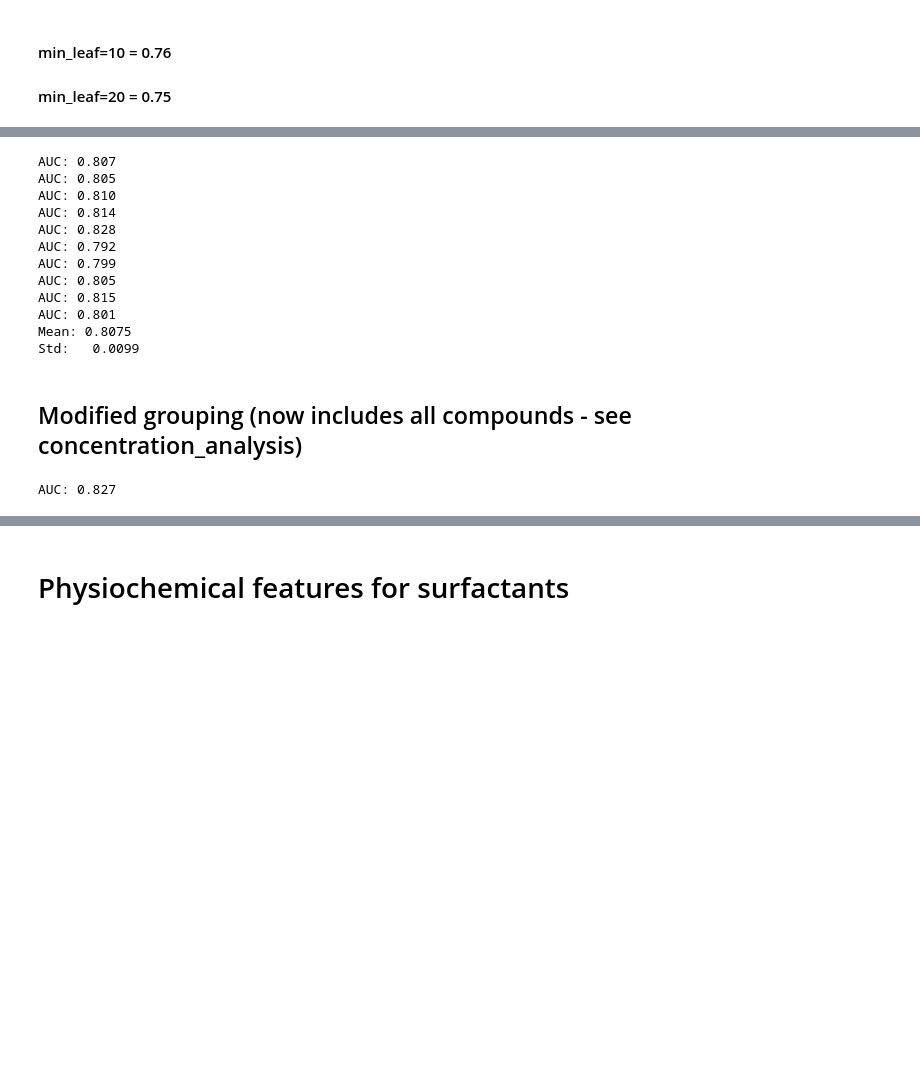
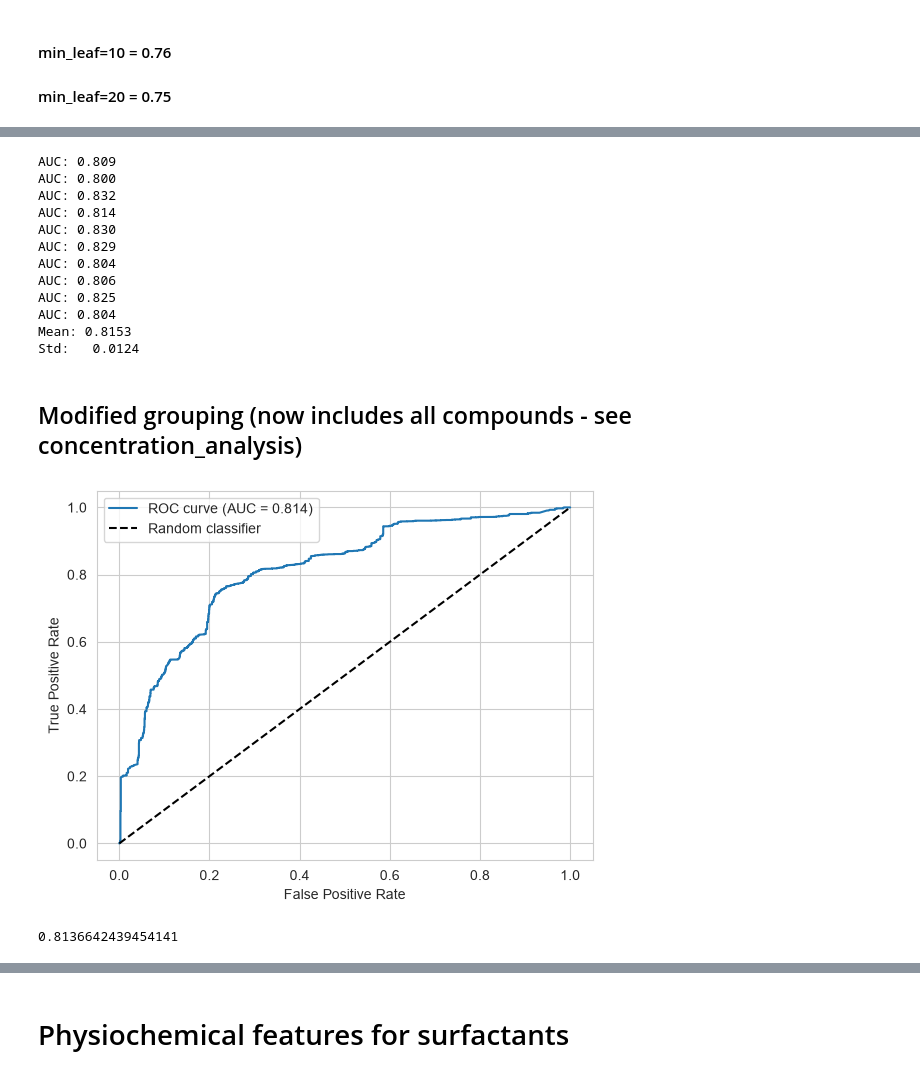
Before and after one commit to Kwietny/visco, a Jupyter notebook: rf_expert_chen.ipynb, the cells around one changed output, grey strips where cells are left out. Saved outputs shown, nothing was run; the diff lists cells and outputs as text; code cells hidden in the pictures; blank space fills up the shorter version.

```diff
--- a/rf_expert_chen.ipynb
+++ b/rf_expert_chen.ipynb
@@ -279,78 +257,35 @@ plt.show()
 # %%
-cv = StratifiedGroupKFold(n_splits=10, shuffle=True)
-
 classifier = RandomForestClassifier(
     n_estimators=100,
     min_samples_leaf=10,
     min_samples_split=20
 )
 
-model = Pipeline([
-    ("preprocessor", preprocessor),
-    ("classifier", classifier)
-])
-
-aucs = []
-for _ in range(10):
-    y_proba = cross_val_predict(model, X, y, groups=groups, cv=cv, method='predict_proba')[:, 1]
-    fpr, tpr, thresholds = roc_curve(y, y_proba)
-    roc_auc = auc(fpr, tpr)
-    aucs.append(roc_auc)
-    print(f"AUC: {roc_auc:.3f}")
-
-mean_auc = np.mean(aucs)
-std_auc = np.std(aucs, ddof=1)
-print(f"Mean: {mean_auc:.4f}")
-print(f"Std:   {std_auc:.4f}")
+serial_test(classifier, X, y, groups_surf)
 # %% [output]
-AUC: 0.807
-AUC: 0.805
-AUC: 0.810
+AUC: 0.809
+AUC: 0.800
+AUC: 0.832
 AUC: 0.814
-AUC: 0.828
-AUC: 0.792
-AUC: 0.799
-AUC: 0.805
-AUC: 0.815
-AUC: 0.801
-Mean: 0.8075
-Std:   0.0099
+AUC: 0.830
+AUC: 0.829
+AUC: 0.804
+AUC: 0.806
+AUC: 0.825
+AUC: 0.804
+Mean: 0.8153
+Std:   0.0124
 # %% [markdown]
 ## Modified grouping (now includes all compounds - see concentration_analysis)
 # %%
-groups = visco[['id_surfactant1', 'id_surfactant2', 'id_additive1', 'id_additive2']].apply(tuple, axis=1)
-
-cv = StratifiedGroupKFold(n_splits=10, shuffle=True, random_state=42)
-
-categorical_features = ['type_surfactant1', 'type_surfactant2']
-numerical_features = []
-
-for column in X.columns:
-    if X[column].dtype in ('float64', 'int64'):
-        numerical_features.append(column)
-
-preprocessor = ColumnTransformer(
-    transformers=[
-        ('num', 'passthrough', numerical_features),
-        ('cat', OneHotEncoder(), categorical_features)
-    ]
-)
-
 classifier = RandomForestClassifier(
     n_estimators=100,
     min_samples_leaf=10,
-    min_samples_split=20
+    min_samples_split=20,
+    random_state=42
 )
 
-model = Pipeline([
-    ("preprocessor", preprocessor),
-    ("classifier", classifier)
-])
+simple_test(classifier, X, y, groups)
+# %% [output]
+[figure, added]
+0.8136642439454141
-# %%
-y_proba = cross_val_predict(model, X, y, groups=groups, cv=cv, method='predict_proba')[:, 1]
-fpr, tpr, thresholds = roc_curve(y, y_proba)
-roc_auc = auc(fpr, tpr)
-
-print(f"AUC: {roc_auc:.3f}")
-# %% [output]
-AUC: 0.827
```
Also changed, not shown: parts of 22 cells of this notebook, 1 other file.
